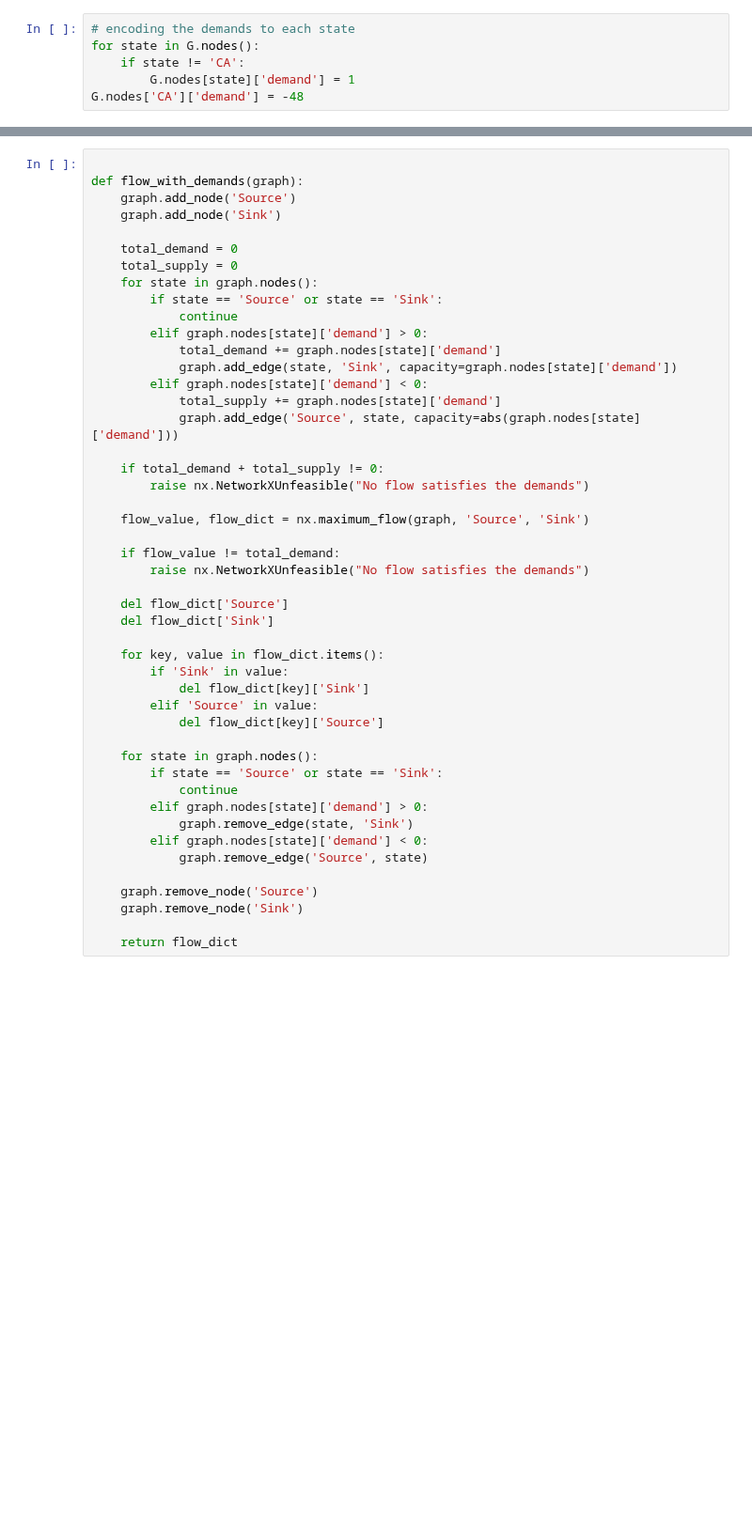
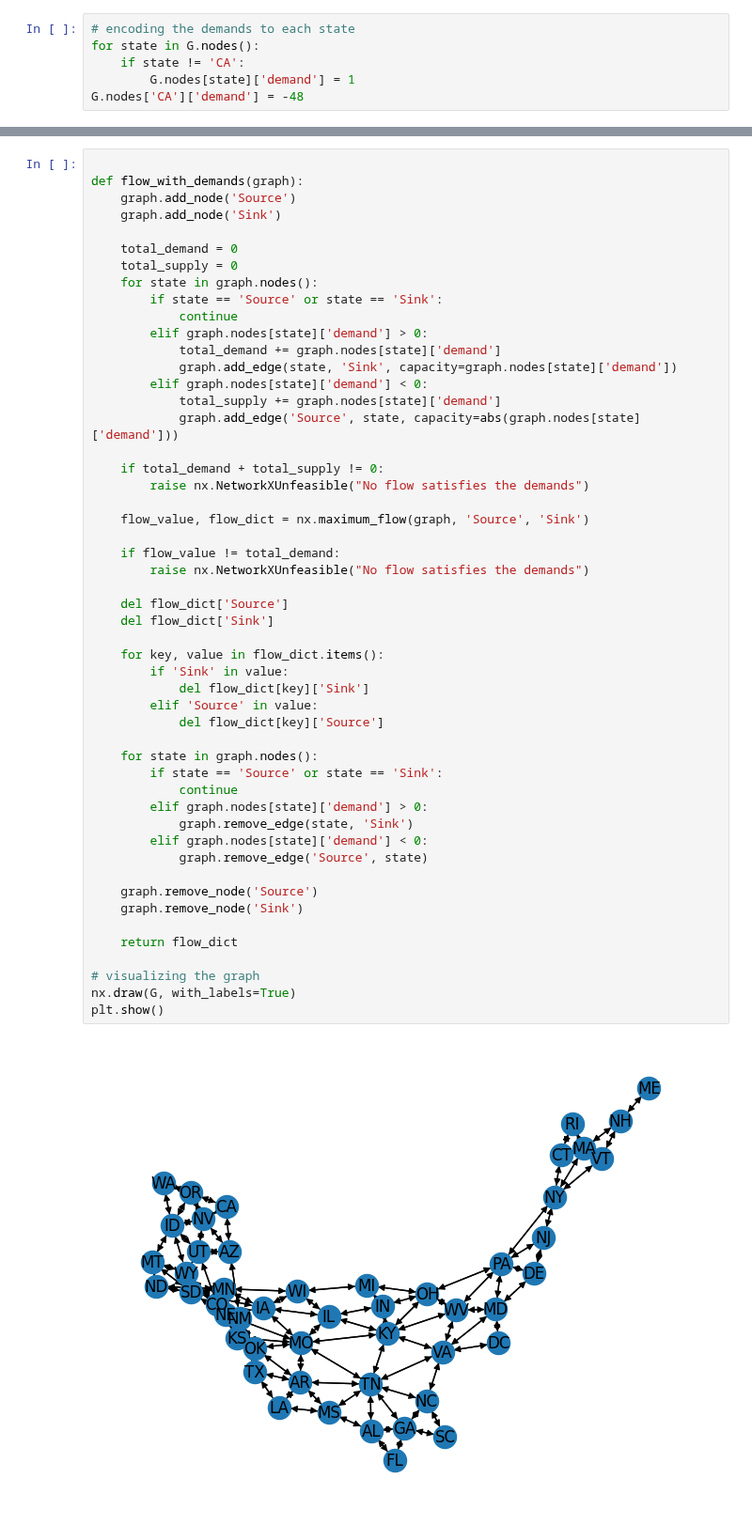
Before and after one commit to ele10-code/k-clustering, a Jupyter notebook: ff-in-python.ipynb, the cells around one changed output, grey strips where cells are left out. Shown at 94% size. Cells and saved outputs as stored; diff of their text form; blank space fills up the shorter version.

```diff
--- a/ff-in-python.ipynb
+++ b/ff-in-python.ipynb
@@ -43,33 +55,39 @@ def flow_with_demands(graph):
 
     if total_demand + total_supply != 0:
         raise nx.NetworkXUnfeasible("No flow satisfies the demands")
 
     flow_value, flow_dict = nx.maximum_flow(graph, 'Source', 'Sink')
 
     if flow_value != total_demand:
         raise nx.NetworkXUnfeasible("No flow satisfies the demands")
 
     del flow_dict['Source']
     del flow_dict['Sink']
 
     for key, value in flow_dict.items():
         if 'Sink' in value:
             del flow_dict[key]['Sink']
         elif 'Source' in value:
             del flow_dict[key]['Source']
 
     for state in graph.nodes():
         if state == 'Source' or state == 'Sink':
             continue
         elif graph.nodes[state]['demand'] > 0:
             graph.remove_edge(state, 'Sink')
         elif graph.nodes[state]['demand'] < 0:
             graph.remove_edge('Source', state)
 
     graph.remove_node('Source')
     graph.remove_node('Sink')
 
     return flow_dict
+
+# visualizing the graph
+nx.draw(G, with_labels=True)
+plt.show()
+# %% [output]
+[figure, added]
 # %%
 # computes the flow into each node according to the given dictionary and output the resultant net flow as a dictionary
 def divergence(flow):
```
Also changed, not shown: parts of 3 cells of this notebook, 2 other files.
